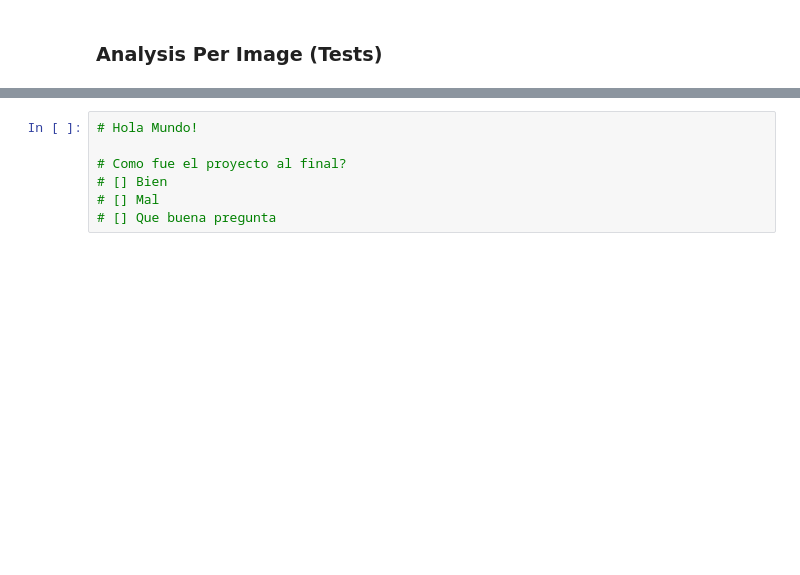
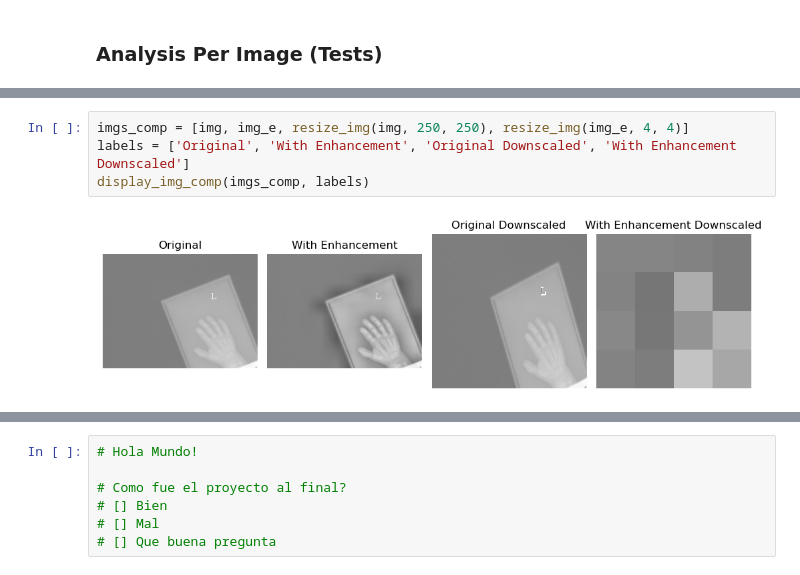
Before and after one commit to andresespinalh/Bone-Age-Assessment-HDA, a Jupyter notebook: bone-age-assessment-analysis.ipynb, the cells around one changed output, grey strips where cells are left out. Cells and saved outputs as stored; diff of their text form; blank space fills up the shorter version.

```diff
--- a/bone-age-assessment-analysis.ipynb
+++ b/bone-age-assessment-analysis.ipynb
@@ -189,2 +250,8 @@ img_blur_am = cv.GaussianBlur(img_thr_am, blur_amount, blur_sd)
+# %%
+imgs_comp = [img, img_e, resize_img(img, 250, 250), resize_img(img_e, 4, 4)]
+labels = ['Original', 'With Enhancement', 'Original Downscaled', 'With Enhancement Downscaled']
+display_img_comp(imgs_comp, labels)
+# %% [output]
+[figure, added]
 # %%
 print('Image Analyzed: {0}'.format(img_key))
```
Also changed, not shown: parts of 22 cells of this notebook.
